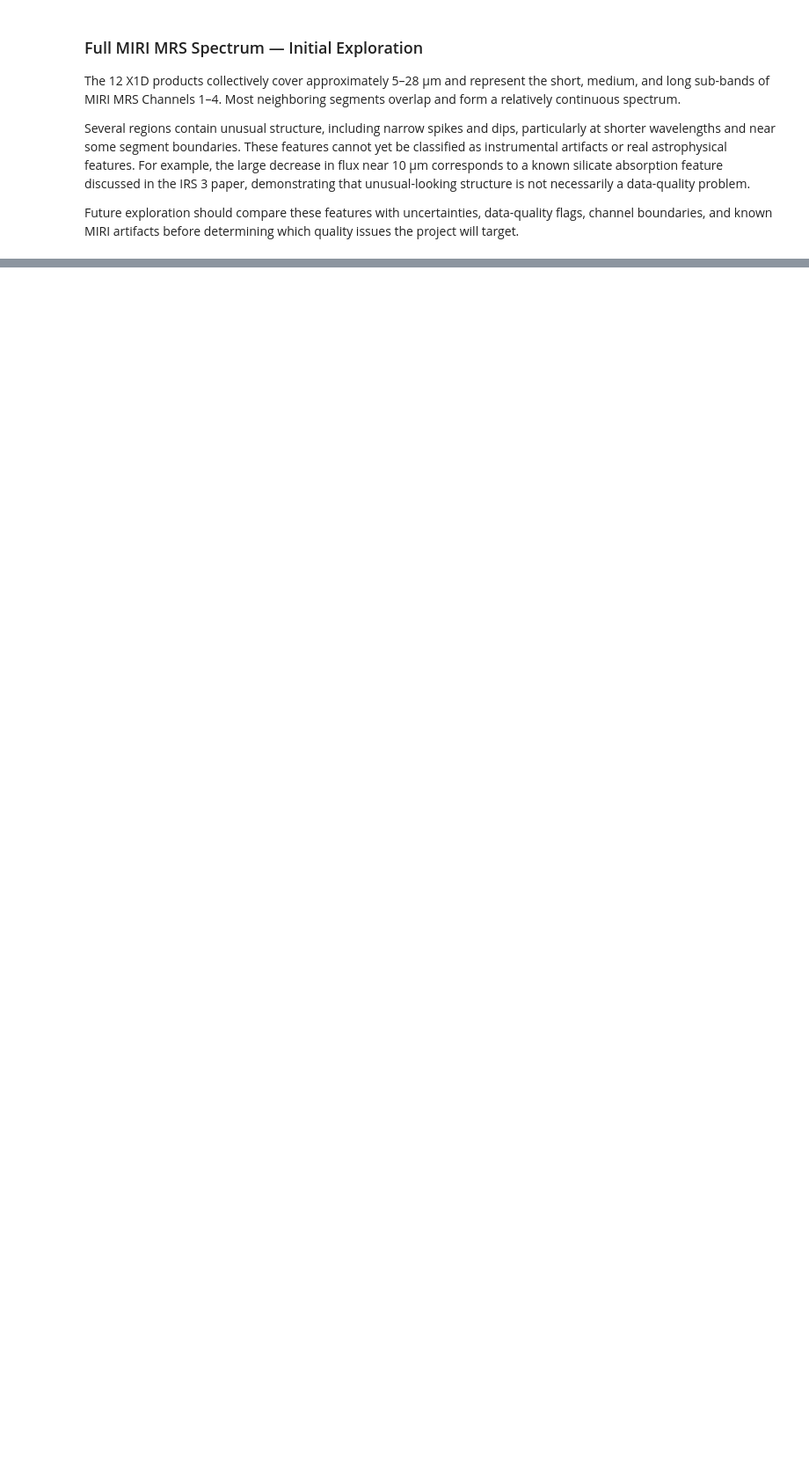
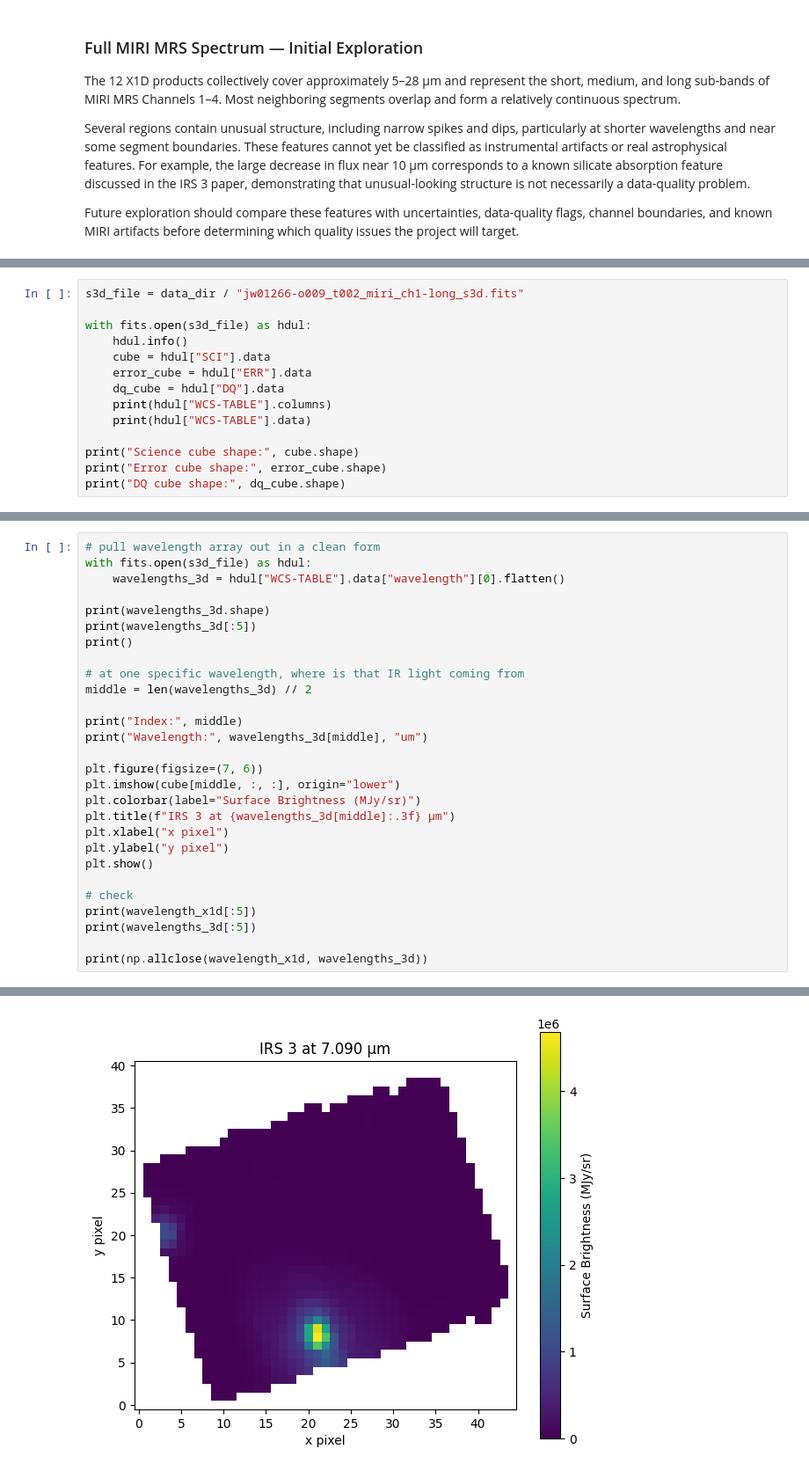
Before and after one commit to andersonava2626/jwst-miri-ml-quality-control, a Jupyter notebook: 01_irs3_data_exploration.ipynb, the cells around one changed output, grey strips where cells are left out. Shown at 88% size. Drawn from its saved outputs; the diff is of its cells as text; blank space fills up the shorter version.

Commit message:
Investigate spectral dip in MIRI S3D cube

```diff
--- a/01_irs3_data_exploration.ipynb
+++ b/01_irs3_data_exploration.ipynb
@@ -215,0 +221,14 @@ PosixPath('/Users/andersonava/jwst-miri-qc')
+# %%
+s3d_file = data_dir / "jw01266-o009_t002_miri_ch1-long_s3d.fits"
+
+with fits.open(s3d_file) as hdul:
+    hdul.info()
+    cube = hdul["SCI"].data
+    error_cube = hdul["ERR"].data
+    dq_cube = hdul["DQ"].data
+    print(hdul["WCS-TABLE"].columns)
+    print(hdul["WCS-TABLE"].data)
+
+print("Science cube shape:", cube.shape)
+print("Error cube shape:", error_cube.shape)
+print("DQ cube shape:", dq_cube.shape)
@@ -215,0 +253,29 @@ PosixPath('/Users/andersonava/jwst-miri-qc')
+# %%
+# pull wavelength array out in a clean form
+with fits.open(s3d_file) as hdul:
+    wavelengths_3d = hdul["WCS-TABLE"].data["wavelength"][0].flatten()
+
+print(wavelengths_3d.shape)
+print(wavelengths_3d[:5])
+print()
+
+# at one specific wavelength, where is that IR light coming from
+middle = len(wavelengths_3d) // 2
+
+print("Index:", middle)
+print("Wavelength:", wavelengths_3d[middle], "um")
+
+plt.figure(figsize=(7, 6))
+plt.imshow(cube[middle, :, :], origin="lower")
+plt.colorbar(label="Surface Brightness (MJy/sr)")
+plt.title(f"IRS 3 at {wavelengths_3d[middle]:.3f} μm")
+plt.xlabel("x pixel")
+plt.ylabel("y pixel")
+plt.show()
+
+# check
+print(wavelength_x1d[:5])
+print(wavelengths_3d[:5])
+
+print(np.allclose(wavelength_x1d, wavelengths_3d))
+# %% [output]
@@ -215,0 +287 @@ PosixPath('/Users/andersonava/jwst-miri-qc')
+[figure, added]
```
Also changed, not shown: parts of 11 cells of this notebook.
